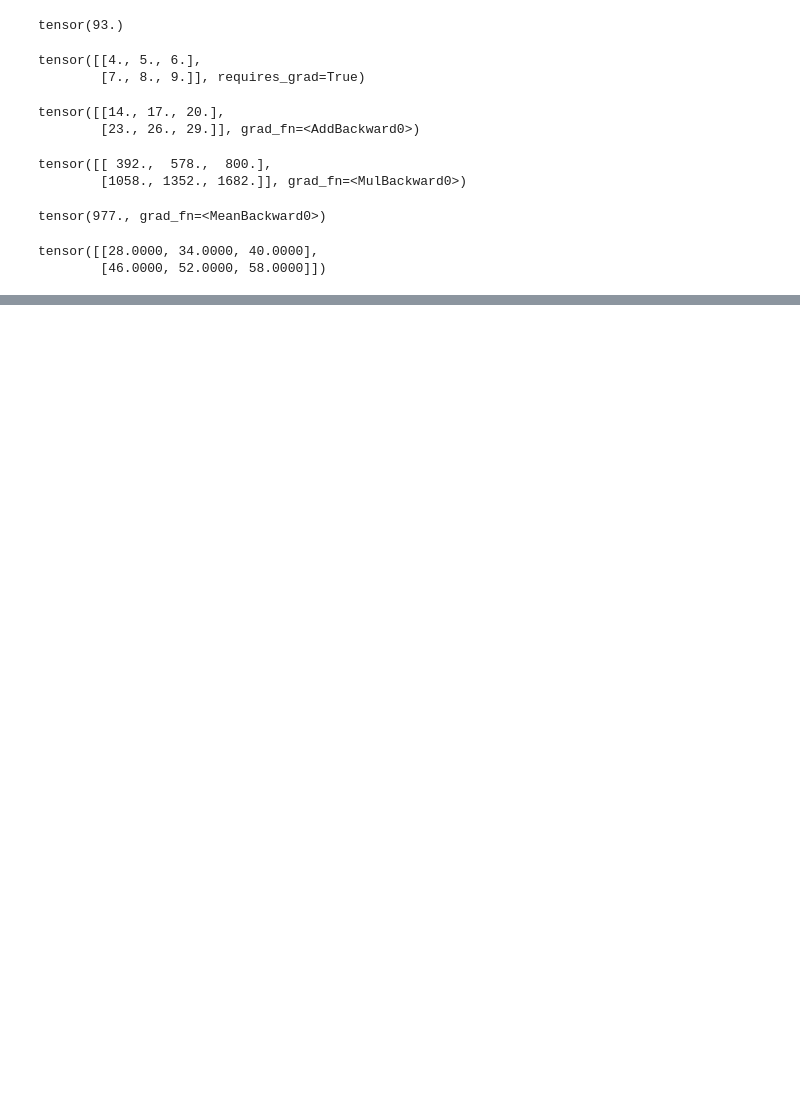
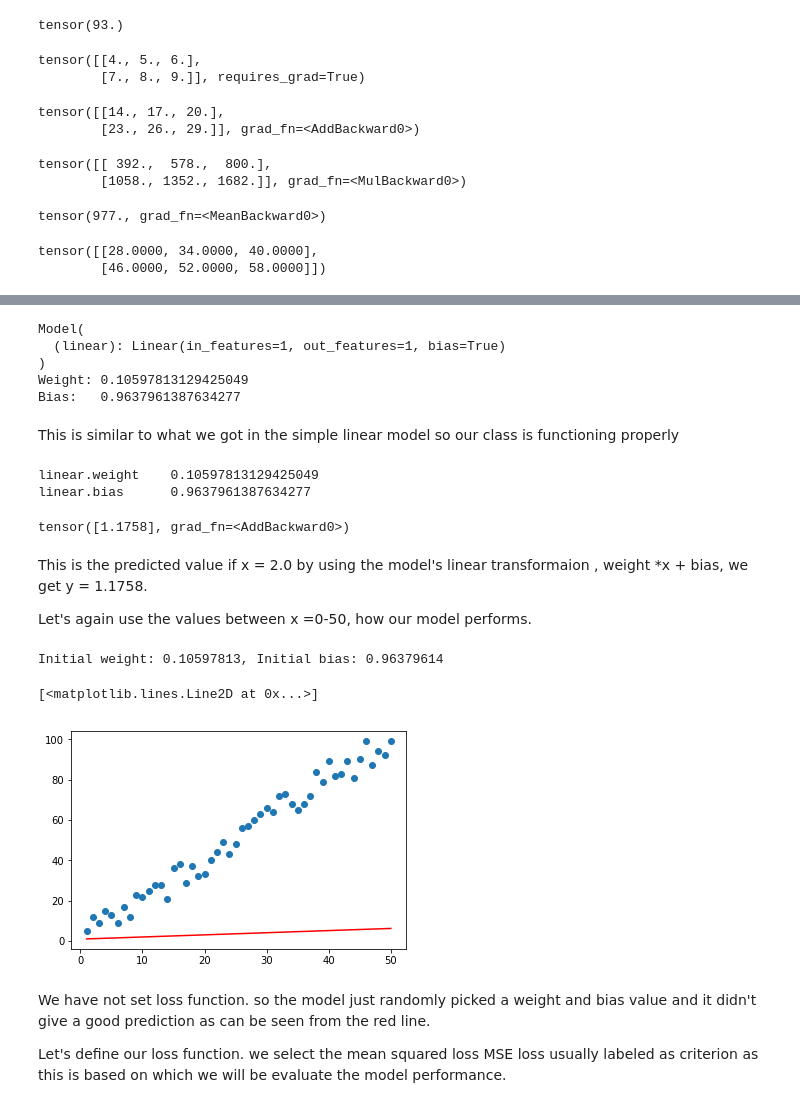
Before and after one commit to KIRTISNIGDHA/DeepLearning-With-PyTorch, a Jupyter notebook: PyTorch Practice.ipynb, the cells around one changed output, grey strips where cells are left out. Cells and saved outputs as stored; diff of their text form; code cells hidden in the pictures; blank space fills up the shorter version.

```diff
--- a/PyTorch Practice.ipynb
+++ b/PyTorch Practice.ipynb
@@ -459,0 +550,70 @@ tensor([[28.0000, 34.0000, 40.0000],
+# %%
+# Create a linear model class.
+
+class Model(nn.Module): # Define a class model which inherits from - torch.nn.Module - Base class for all neural network modules.
+
+    def __init__(self, in_features, out_features): # instatiation method
+
+        super().__init__() # instantiates the inherited class Module
+        self.linear = nn.Linear(in_features, out_features)# instantiate with a single linear layer (similar to what we did while craeting a simple linear model)
+
+
+    def forward(self,x): # the forward method
+        y_pred = self.linear(x) # incoming data X is linearly transformed and o/p is stored in y
+        return y_pred # return the y predicted values
+# %%
+# evaluating the model class using the previously set selected random values( by specifying the same manual_seed)
+
+torch.manual_seed(59)
+
+model = Model(1,1)
+
+print(model)
+print('Weight:', model.linear.weight.item())
+print('Bias:  ', model.linear.bias.item())
+# %% [output]
+Model(
+  (linear): Linear(in_features=1, out_features=1, bias=True)
+)
+Weight: 0.10597813129425049
+Bias:   0.9637961387634277
+# %% [markdown]
+This is similar to what we got in the simple linear model so our class is functioning properly
+# %%
+# What are the parameters in the model
+for name, param in model.named_parameters(): # named_parameters comes from the torch.nn.Module class which we have inherited in the model class
+    print(name,'\t', param.item()) # prints all the parameters
+# %% [output]
+linear.weight    0.10597813129425049
+linear.bias      0.9637961387634277
+# %%
+# Now evalaute how the model takes a new value and predicts the y value using the weights and biases it has randomly determined
+x = torch.tensor([2.0])
+print(model.forward(x))
+# %% [output]
+tensor([1.1758], grad_fn=<AddBackward0>)
+# %% [markdown]
+This is the predicted value if x = 2.0 by using the model's linear transformaion , weight *x + bias, we get y = 1.1758.
+
+Let's again use the values between x =0-50, how our model performs.
+# %%
+
+# now let's evalaute how the model performs with a randowm weight and bias value the modle has
+
+w1,b1 = model.linear.weight.item(), model.linear.bias.item()
+print(f'Initial weight: {w1:.8f}, Initial bias: {b1:.8f}')
+
+# let's deine our y
+y1 = w1*X + b1
+
+# how does the model perform wrt to our real values
+plt.scatter(X.numpy(), y.numpy()) # real values of x and y
+plt.plot(X.numpy(),y1.numpy(),'r') # new predicted values using the random weights and biases
+# %% [output]
+Initial weight: 0.10597813, Initial bias: 0.96379614
+[<matplotlib.lines.Line2D at 0x...>]
+[figure, added]
+# %% [markdown]
+We have not set loss function. so the model just randomly picked a weight and bias value and it didn't give a good prediction as can be seen from the red line.
+
+Let's define our loss function. we select the mean squared loss MSE loss usually labeled as criterion as this is based on which we will be evaluate the model performance.
```
Also changed, not shown: parts of 47 cells of this notebook.
